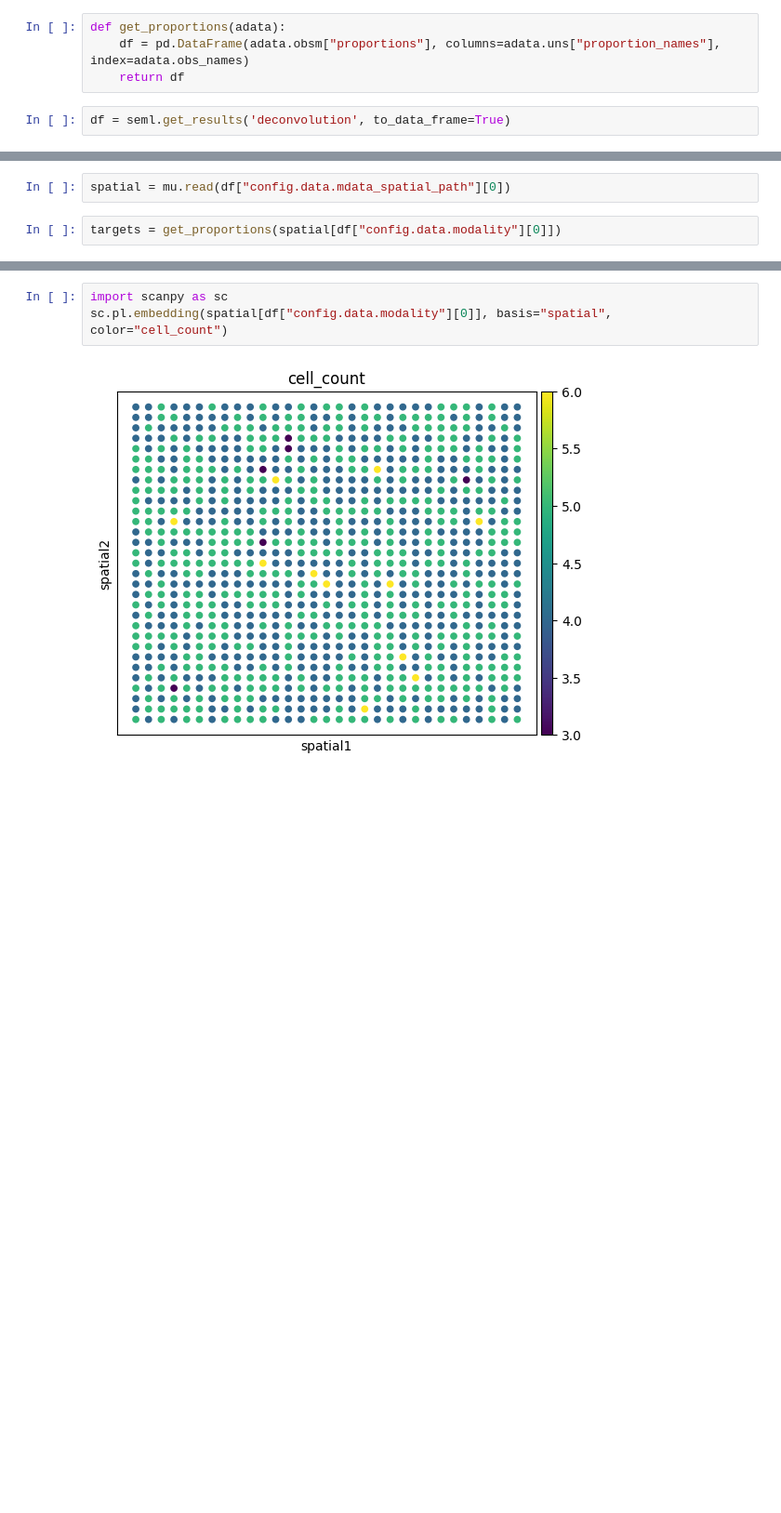
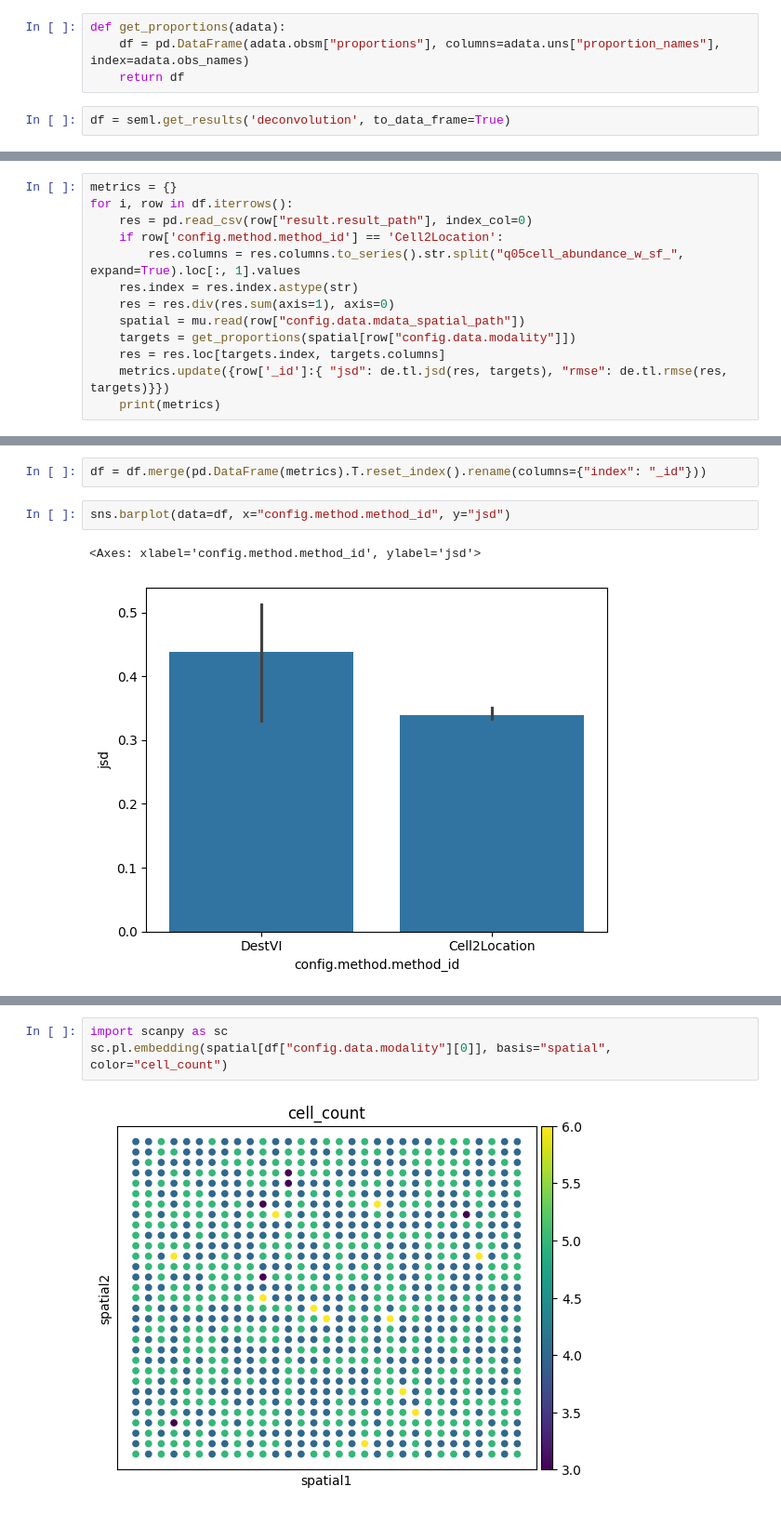
Before and after one commit to theislab/deconvATAC, a Jupyter notebook: notebooks/analysis/analyze_seml.ipynb, the cells around one changed output, grey strips where cells are left out. Shown: that part at 93% size. Drawn from its saved outputs; the diff is of its cells as text; blank space fills up the shorter version.

```diff
--- a/notebooks/analysis/analyze_seml.ipynb
+++ b/notebooks/analysis/analyze_seml.ipynb
@@ -20,4 +13,0 @@ res = res.div(res.sum(axis=1), axis=0)
-# %%
-spatial = mu.read(df["config.data.mdata_spatial_path"][0])
-# %%
-targets = get_proportions(spatial[df["config.data.modality"][0]])
@@ -37,0 +33,13 @@ de.tl.rmse(res, targets)
+# %%
+metrics = {}
+for i, row in df.iterrows():
+    res = pd.read_csv(row["result.result_path"], index_col=0)
+    if row['config.method.method_id'] == 'Cell2Location':
+        res.columns = res.columns.to_series().str.split("q05cell_abundance_w_sf_", expand=True).loc[:, 1].values
+    res.index = res.index.astype(str)
+    res = res.div(res.sum(axis=1), axis=0)
+    spatial = mu.read(row["config.data.mdata_spatial_path"])
+    targets = get_proportions(spatial[row["config.data.modality"]])
+    res = res.loc[targets.index, targets.columns]
+    metrics.update({row['_id']:{ "jsd": de.tl.jsd(res, targets), "rmse": de.tl.rmse(res, targets)}})
+    print(metrics)
@@ -37,0 +53,7 @@ de.tl.rmse(res, targets)
+# %%
+df = df.merge(pd.DataFrame(metrics).T.reset_index().rename(columns={"index": "_id"}))
+# %%
+sns.barplot(data=df, x="config.method.method_id", y="jsd")
+# %% [output]
+<Axes: xlabel='config.method.method_id', ylabel='jsd'>
+[figure, added]
```
Also changed, not shown: parts of 15 cells of this notebook.
